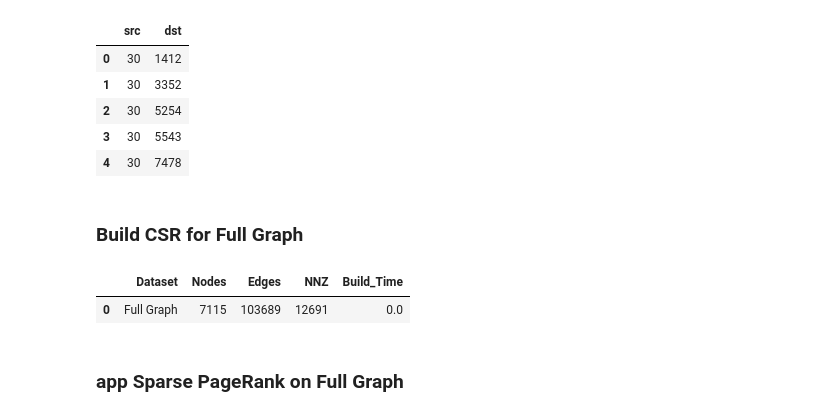
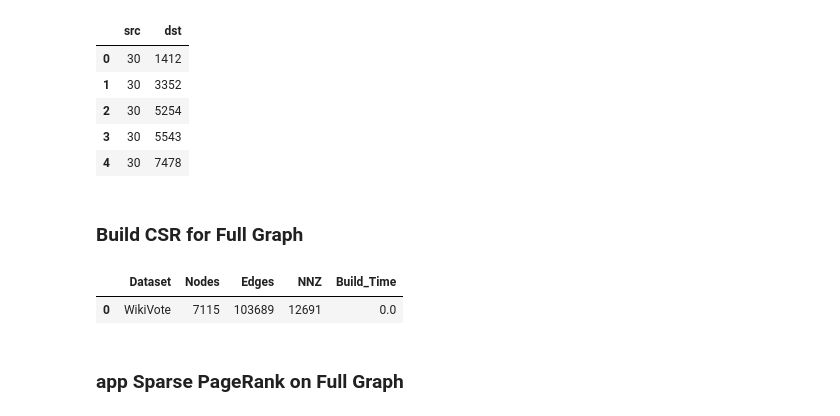
Before and after one commit to pouriaSameti/Mathematics-For-Data-Science, a Jupyter notebook: Project 3/notebook.ipynb, the cells around one changed output. Saved outputs shown, nothing was run; the diff lists cells and outputs as text; code cells hidden in the pictures.

```diff
--- a/Project 3/notebook.ipynb
+++ b/Project 3/notebook.ipynb
@@ -707,25 +702,25 @@ edges.head()
 # %%
 n_full = header_info['nodes']
 m_full = header_info['edges']
 
 
 data_full_graph = np.ones(m_A, dtype=np.float64)
 rows_full = edges_A["src"].to_numpy()
 cols_full = edges_A["dst"].to_numpy()
 
 t0 = time.time()
 full_graph_csr = csr_matrix((data_full_graph, (rows_full, cols_full)), shape=(n_full, n_full))
 t_build_full = time.time() - t0
 
 
 nnz_full_graph = full_graph_csr.nnz
 
-report_df = [{'Dataset': 'Full Graph', 'Nodes': n_full, 'Edges': m_full, 'NNZ': nnz_full_graph, 'Build_Time': t_build_full}]
+report_df = [{'Dataset': 'WikiVote', 'Nodes': n_full, 'Edges': m_full, 'NNZ': nnz_full_graph, 'Build_Time': t_build_full}]
 report_df = pd.DataFrame(report_df)
 report_df
 # %% [output]
 |  | Dataset | Nodes | Edges | NNZ | Build_Time |
-| 0 | Full Graph | 7115 | 103689 | 12691 | 0.0 |
+| 0 | WikiVote | 7115 | 103689 | 12691 | 0.0 |
 # %% [markdown]
 ### app Sparse PageRank on Full Graph
 # %%
```
Also changed, not shown: parts of 26 cells of this notebook.
